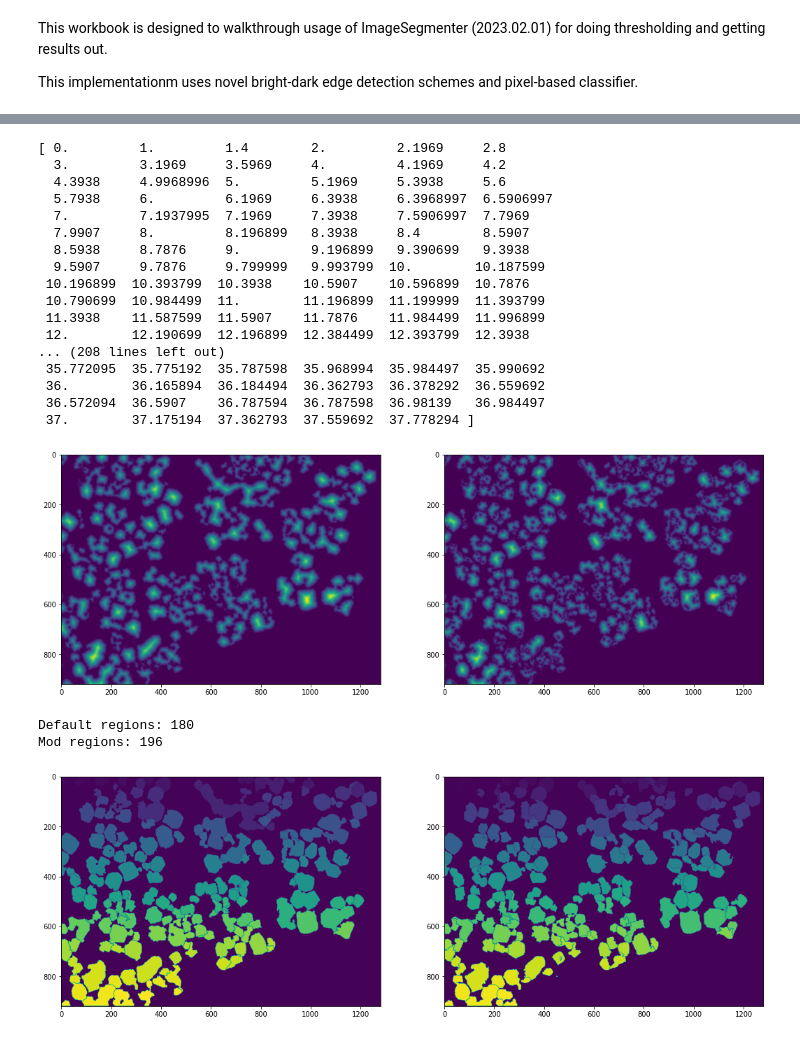
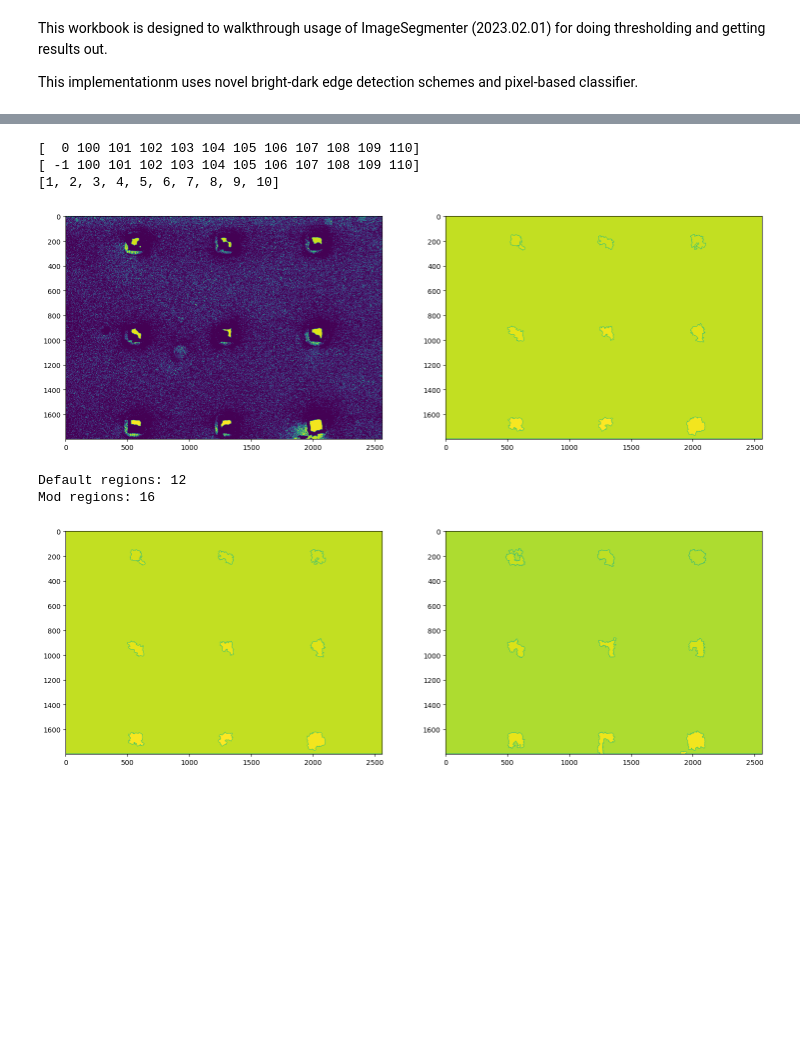
Before and after one commit to jepietryga/colloidalcrystal_ml, a Jupyter notebook: Workbooks/Untitled.ipynb, the cells around one changed output, grey strips where cells are left out. Cells and saved outputs as stored; diff of their text form; code cells hidden in the pictures; blank space fills up the shorter version.

```diff
--- a/Workbooks/Untitled.ipynb
+++ b/Workbooks/Untitled.ipynb
@@ -12,12 +12,15 @@ import matplotlib.pyplot as plt
 # Two Image Segmenters are made, one default and the other with modificaitons
 # Use these in tandem to ocmpare and contrast!
 img_path = "../Images/Training/39.5 hold 1.bmp"
+img_path = "../Images/Additional/Images for model (from Alexa)/3.tif"
 
-IS_default = ImageSegmenter(img_path,top_boundary=0,bottom_boundary=920,override_exists=True,
+
+
+IS_default = ImageSegmenter(img_path,top_boundary=0,bottom_boundary=1800,override_exists=True,
                             file_str = "default"
                    )
 
-IS_mod = ImageSegmenter(img_path,top_boundary=0,bottom_boundary=920,override_exists=True,
+IS_mod = ImageSegmenter(img_path,top_boundary=0,bottom_boundary=1800,override_exists=True,
                     threshold_mode="pixel", # This uses the pixel base classifier, can set to "otsu"
                     edge_modification="dark_bright",
                     file_str = "modded" # Use this to define the saved ID extension
@@ -55,35 +39,23 @@ IS_mod.create_csv()
 # %%
 # Define which two images to look at side by side. Possible interests are:
 # {markers,markers2,thresh,_dist_transform,_edge_highlight,_dark_edges,_original_thresh}
 # Some of these are only created in modified version, so be wary!
 
-im1 = IS_default._dist_transform#cv2.subtract(IS_default._bg_mark,IS_default._fg_mark)
-im2 = IS_mod._dist_transform#cv2.subtract(IS_mod._bg_mark,IS_mod._fg_mark)
+im1 = IS_default.markers#cv2.subtract(IS_default._bg_mark,IS_default._fg_mark)
+im2 = IS_default.markers2#cv2.subtract(IS_mod._bg_mark,IS_mod._fg_mark)
 
 fig, ax = plt.subplots(1,2,figsize=(18,20))
 ax[0].imshow(im1)
 ax[1].imshow(im2)
 print(np.unique(im1))
 print(np.unique(im2))
+
+print(IS_default.regions_list)
 # %% [output]
-[ 0.         1.         1.4        2.         2.1969     2.8
-  3.         3.1969     3.5969     4.         4.1969     4.2
-  4.3938     4.9968996  5.         5.1969     5.3938     5.6
-  5.7938     6.         6.1969     6.3938     6.3968997  6.5906997
-  7.         7.1937995  7.1969     7.3938     7.5906997  7.7969
-  7.9907     8.         8.196899   8.3938     8.4        8.5907
-  8.5938     8.7876     9.         9.196899   9.390699   9.3938
-  9.5907     9.7876     9.799999   9.993799  10.        10.187599
- 10.196899  10.393799  10.3938    10.5907    10.596899  10.7876
- 10.790699  10.984499  11.        11.196899  11.199999  11.393799
- 11.3938    11.587599  11.5907    11.7876    11.984499  11.996899
- 12.        12.190699  12.196899  12.384499  12.393799  12.3938
-... (208 lines left out)
- 35.772095  35.775192  35.787598  35.968994  35.984497  35.990692
- 36.        36.165894  36.184494  36.362793  36.378292  36.559692
- 36.572094  36.5907    36.787594  36.787598  36.98139   36.984497
- 37.        37.175194  37.362793  37.559692  37.778294 ]
+[  0 100 101 102 103 104 105 106 107 108 109 110]
+[ -1 100 101 102 103 104 105 106 107 108 109 110]
+[1, 2, 3, 4, 5, 6, 7, 8, 9, 10]
-[figure, old version]
+[figure, new version]
 # %%
 # Note: I believe this count is different than hte actually labeled regions
 # since things that are too small are automatically discounted
@@ -94,6 +66,6 @@ ax[1].imshow(IS_mod.markers2)
 print(f"Default regions: {len(np.unique(IS_default.markers2))}")
 print(f"Mod regions: {len(np.unique(IS_mod.markers2))}")
 # %% [output]
-Default regions: 180
-Mod regions: 196
+Default regions: 12
+Mod regions: 16
-[figure, old version]
+[figure, new version]
```
Also changed, not shown: parts of 2 cells of this notebook, 11 other files.
